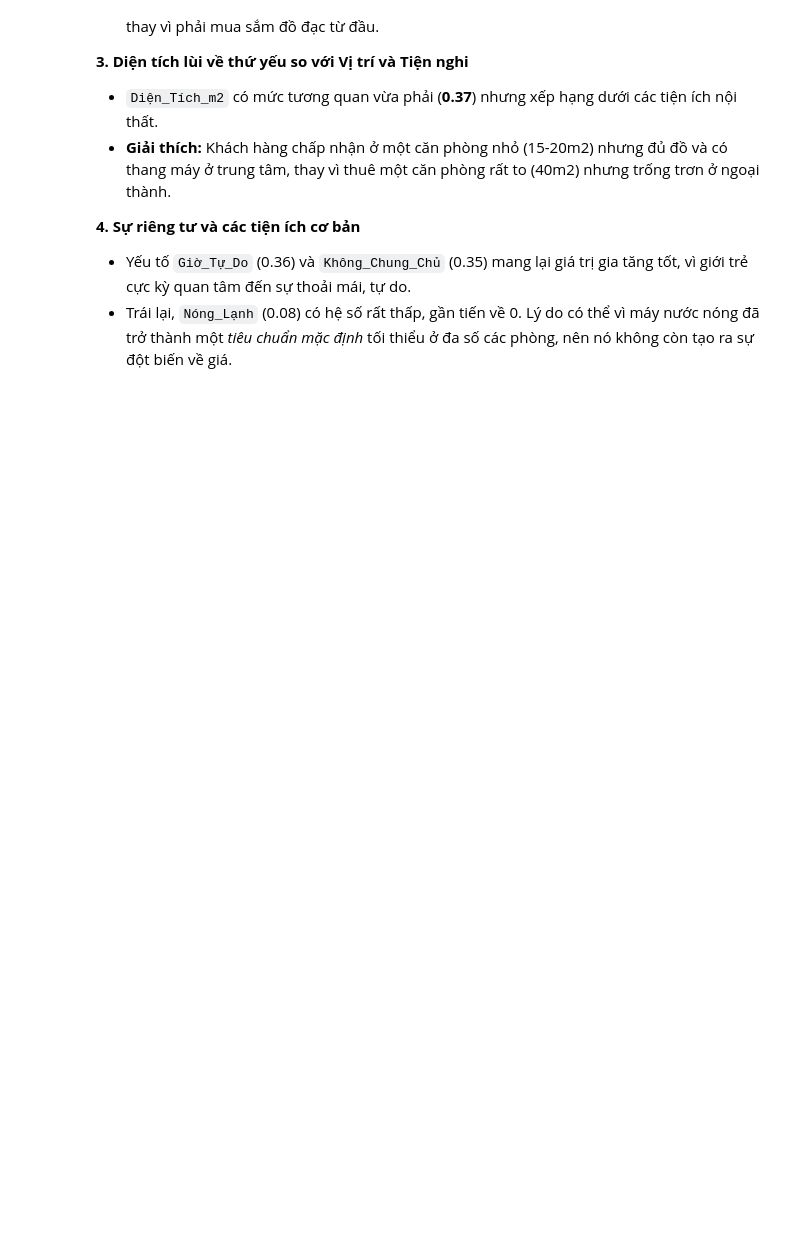
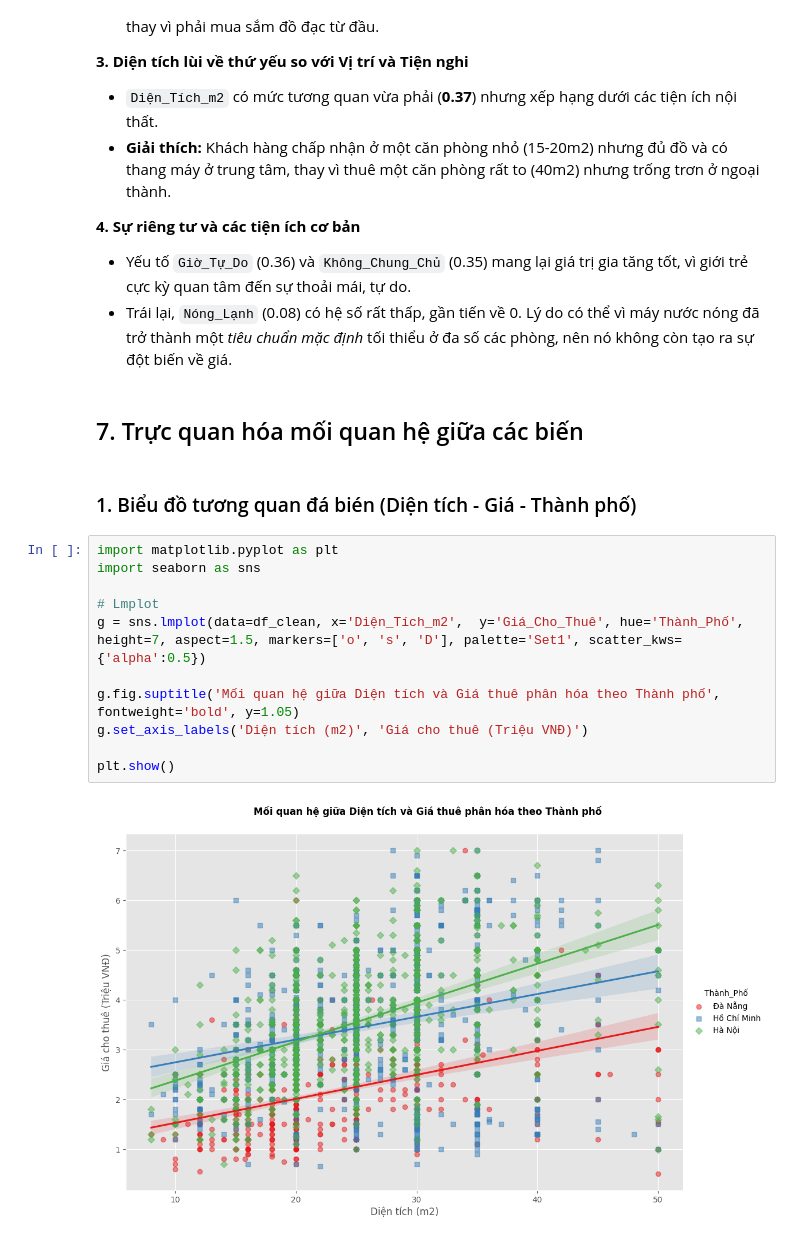
Before and after one commit to hnagnurtme/Roomalyzer, a Jupyter notebook: src/phongtro_data_analysis.ipynb, the cells around one changed output. Saved outputs shown, nothing was run; the diff lists cells and outputs as text; blank space fills up the shorter version.

Commit message:
feat: Visualizing multivariate relationships and Visualizing multidimensional data spaces (using t-SNE, etc.) (#6)

```diff
--- a/src/phongtro_data_analysis.ipynb
+++ b/src/phongtro_data_analysis.ipynb
@@ -693,3 +693,20 @@ Bảng xếp hạng các yếu tố ảnh hưởng đến giá cho thuê phòng:
 **4. Sự riêng tư và các tiện ích cơ bản**
 - Yếu tố `Giờ_Tự_Do` (0.36) và `Không_Chung_Chủ` (0.35) mang lại giá trị gia tăng tốt, vì giới trẻ cực kỳ quan tâm đến sự thoải mái, tự do.
 - Trái lại, `Nóng_Lạnh` (0.08) có hệ số rất thấp, gần tiến về 0. Lý do có thể vì máy nước nóng đã trở thành một *tiêu chuẩn mặc định* tối thiểu ở đa số các phòng, nên nó không còn tạo ra sự đột biến về giá.
+# %% [markdown]
+## 7. Trực quan hóa mối quan hệ giữa các biến
+# %% [markdown]
+### 1. Biểu đồ tương quan đá bién (Diện tích - Giá - Thành phố)
+# %%
+import matplotlib.pyplot as plt
+import seaborn as sns
+
+# Lmplot
+g = sns.lmplot(data=df_clean, x='Diện_Tích_m2',  y='Giá_Cho_Thuê', hue='Thành_Phố', height=7, aspect=1.5, markers=['o', 's', 'D'], palette='Set1', scatter_kws={'alpha':0.5})
+
+g.fig.suptitle('Mối quan hệ giữa Diện tích và Giá thuê phân hóa theo Thành phố', fontweight='bold', y=1.05)
+g.set_axis_labels('Diện tích (m2)', 'Giá cho thuê (Triệu VNĐ)')
+
+plt.show()
+# %% [output]
+[figure, added]
```
Also changed, not shown: parts of 19 cells of this notebook.
